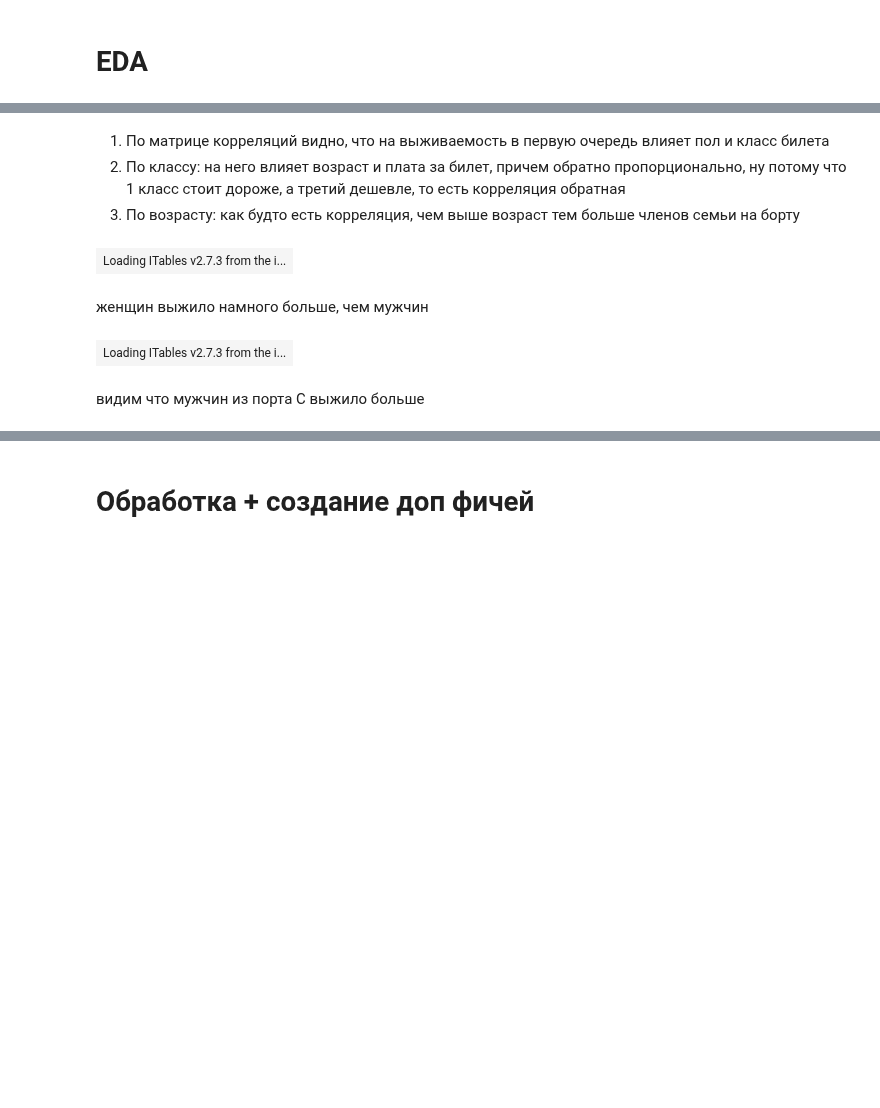
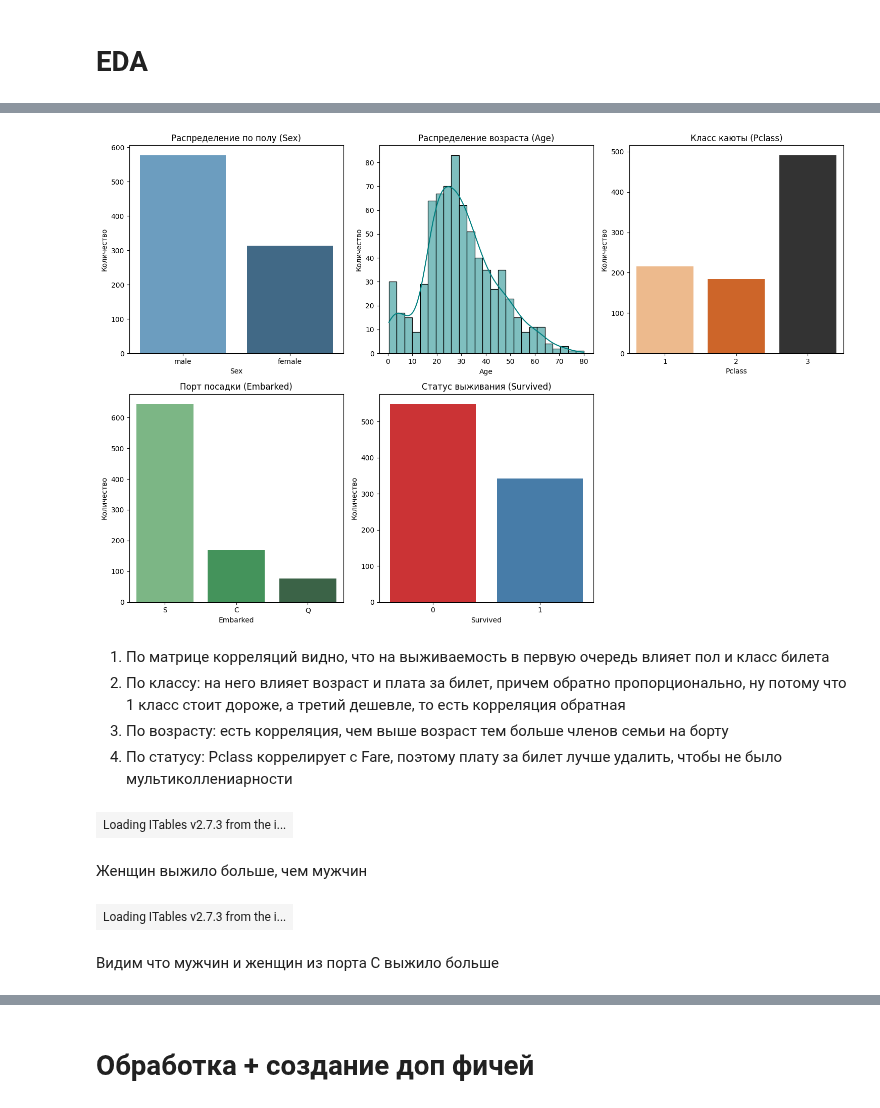
Before and after one commit to ArtemBlackOps/titanik-project, a Jupyter notebook: eda.ipynb, the cells around one changed output, grey strips where cells are left out. Cells and saved outputs as stored; diff of their text form; code cells hidden in the pictures; blank space fills up the shorter version.

```diff
--- a/eda.ipynb
+++ b/eda.ipynb
@@ -172,5 +177,45 @@ plt.show()
+# %%
+cols = ['Sex', 'Age', 'Pclass', 'Embarked', 'Survived']
+
+# Визуализация распределений
+fig, axes = plt.subplots(2, 3, figsize=(15, 10))
+axes = axes.flatten()
+
+# Sex
+sns.countplot(data=train, x='Sex', ax=axes[0], hue='Sex', legend=False, palette='Blues_d')
+axes[0].set_title('Распределение по полу (Sex)')
+axes[0].set_ylabel('Количество')
+
+# Age (непрерывная переменная — гистограмма с KDE)
+sns.histplot(data=train, x='Age', kde=True, bins=25, ax=axes[1], color='teal')
+axes[1].set_title('Распределение возраста (Age)')
+axes[1].set_ylabel('Количество')
+
+# Pclass
+sns.countplot(data=train, x='Pclass', ax=axes[2], hue='Pclass', legend=False, palette='Oranges_d')
+axes[2].set_title('Класс каюты (Pclass)')
+axes[2].set_ylabel('Количество')
+
+# Embarked
+sns.countplot(data=train, x='Embarked', ax=axes[3], hue='Embarked', legend=False, palette='Greens_d')
+axes[3].set_title('Порт посадки (Embarked)')
+axes[3].set_ylabel('Количество')
+
+# Survived
+sns.countplot(data=train, x='Survived', ax=axes[4], hue='Survived', legend=False, palette='Set1')
+axes[4].set_title('Статус выживания (Survived)')
+axes[4].set_ylabel('Количество')
+
+# Удаление неиспользуемого 6-го графика
+fig.delaxes(axes[5])
+
+plt.tight_layout()
+plt.show()
+# %% [output]
+[figure, added]
 # %% [markdown]
 1) По матрице корреляций видно, что на выживаемость в первую очередь влияет пол и класс билета
 2) По классу: на него влияет возраст и плата за билет, причем обратно пропорционально, ну потому что 1 класс стоит дороже, а третий дешевле, то есть корреляция обратная
-3) По возрасту: как будто есть корреляция, чем выше возраст тем больше членов семьи на борту
+3) По возрасту: есть корреляция, чем выше возраст тем больше членов семьи на борту
+4) По статусу: Pclass коррелирует с Fare, поэтому плату за билет лучше удалить, чтобы не было мультиколлениарности
 # %%
@@ -187,5 +232,5 @@ survived
 # %% [output]
 | Loading ITables v2.7.3 from the i... |
 # %% [markdown]
-женщин выжило намного больше, чем мужчин
+Женщин выжило больше, чем мужчин
 # %%
@@ -202,7 +247,7 @@ survived
 # %% [output]
 | Loading ITables v2.7.3 from the i... |
 # %% [markdown]
-видим что мужчин из порта C выжило больше
+Видим что мужчин и женщин из порта C выжило больше
 # %% [markdown]
 Вывод:
 
```
Also changed, not shown: parts of 50 cells of this notebook, 2 other files.
